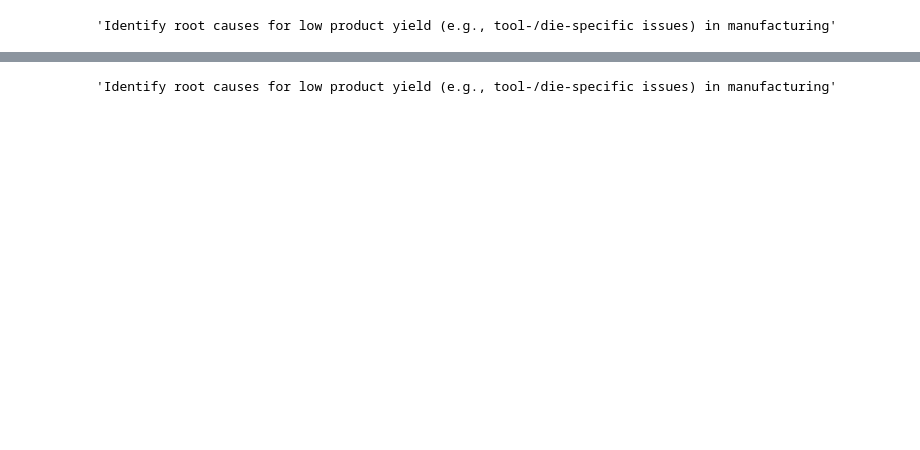
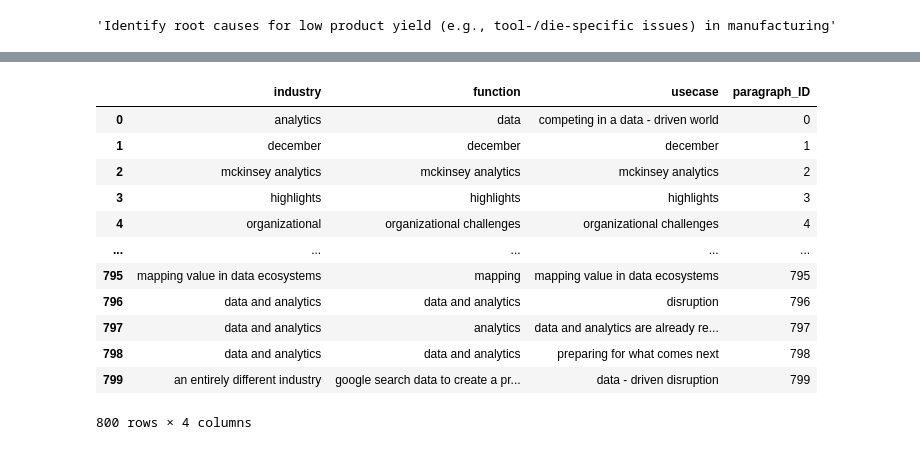
Before and after one commit to jotwo/humain-nlp-project, a Jupyter notebook: src/QnA_Fine_Tuned_BERT_draft.ipynb, the cells around one changed output, grey strips where cells are left out. Saved outputs shown, nothing was run; the diff lists cells and outputs as text; code cells hidden in the pictures; blank space fills up the shorter version.

```diff
--- a/src/QnA_Fine_Tuned_BERT_draft.ipynb
+++ b/src/QnA_Fine_Tuned_BERT_draft.ipynb
@@ -189,5 +176,5 @@ Answer: "identify root causes for low product yield"
 # %%
 question = "what kind of application?"
-answer_text = pdf_corpus.get_paragraphs_df()["content"][1710].replace('\n', '').replace('\xa0', ' ')
+answer_text = pdf_corpus.get_paragraphs_df()["paragraph"][1710].replace('\n', '').replace('\xa0', ' ')
 answer_question(question, answer_text)
 # %% [output]
@@ -196,0 +182,3 @@ Answer: "manufacturing"
+# %%
+import pandas as pd
+df1 = pd.DataFrame(columns=['industry','function', 'usecase', 'paragraph_ID'])
@@ -197,17 +195,31 @@ Answer: "manufacturing"
 # %%
 # we can ask one question per one paragraph or per multi paragraphs
-paragraphs=5    # how many paragraphs
-counter=0 # check relation between answers and our NERs to get meaningfull results
-questions=["what is the expectation of artificial intelligence?"]# , "What industries?" , "What is main idea?", "What is the summary?"]
-for question in questions:
-    for answer_text in pdf_corpus.get_paragraphs_df()["content"]:
-        if paragraphs != counter :
-            counter += 1
-            print("question = ",question)
-            answer_question(question, answer_text)
-            print("---------------------------------------")
-        else:
-            break
+paragraphs=800    # counter syaisindan kacinci paragrafa kadar
+counter=700 # kac yazmis ise en son bir fazlasini yaz
+# check relation between answers and our NERs to get meaningfull results
+questions=["Which industries?" , "What is main idea?", "what kind of application?"]
+print("process is started")
+all_paragraphs = pdf_corpus.get_paragraphs_df()["paragraph"]
+for i in range(counter,len(all_paragraphs)):
+    answer_text=all_paragraphs[i]
+    if paragraphs != counter :
+        for question in questions:
+            # print("question = ",question)
+            answer = answer_question(question, answer_text)
+            # print("answer = ",answer)
+            # print("---------------------------------------")
+            if question == "Which industries?":
+                industry = answer
+            elif question == "What is main idea?":
+                use_case = answer
+            else:
+                ai_function = answer
+        df1 = df1.append({'industry': industry,'function':ai_function, 'usecase':use_case, 'paragraph_ID':counter}, ignore_index=True)
+        print(counter, end = ' ')
+        counter += 1
+    else:
+        break
+    # print("question = ",question)
 # after building a df by answers check df to clear results and
 # UI can filter results by sectors or functions
 # %% [output]
@@ -231,4 +227,0 @@ Answer: "organizational challenges"
-# %%
-pdf_corpus.get_paragraphs_df()["content"][1710].replace('\n', '').replace('\xa0', ' ')
-# %% [output]
-'Identify root causes for low product yield (e.g., tool-/die-specific issues) in manufacturing'
@@ -239,0 +228,16 @@ pdf_corpus.get_paragraphs_df()["content"][1710].replace('\n', '').replace('\xa0'
+# %%
+df1
+# %% [output]
+|  | industry | function | usecase | paragraph_ID |
+| 0 | analytics | data | competing in a data - driven world | 0 |
+| 1 | december | december | december | 1 |
+| 2 | mckinsey analytics | mckinsey analytics | mckinsey analytics | 2 |
+| 3 | highlights | highlights | highlights | 3 |
+| 4 | organizational | organizational challenges | organizational challenges | 4 |
+| ... | ... | ... | ... | ... |
+| 795 | mapping value in data ecosystems | mapping | mapping value in data ecosystems | 795 |
+| 796 | data and analytics | data and analytics | disruption | 796 |
+| 797 | data and analytics | analytics | data and analytics are already re... | 797 |
+| 798 | data and analytics | data and analytics | preparing for what comes next | 798 |
+| 799 | an entirely different industry | google search data to create a pr... | data - driven disruption | 799 |
+800 rows × 4 columns
```
Also changed, not shown: parts of 12 cells of this notebook, 11 other files.
